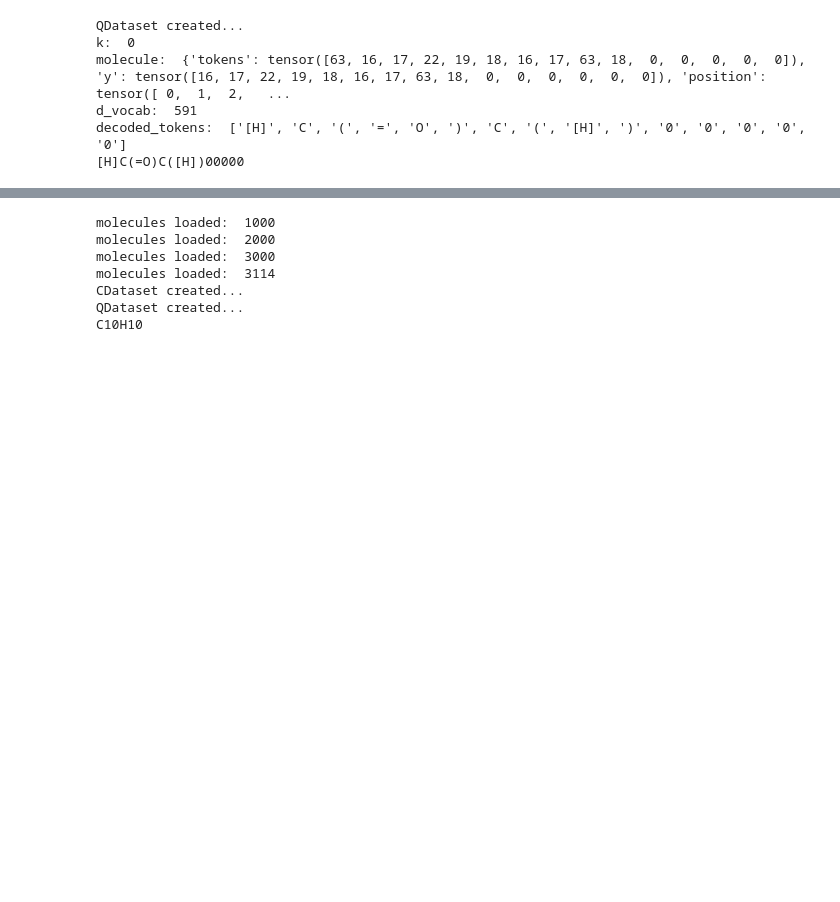
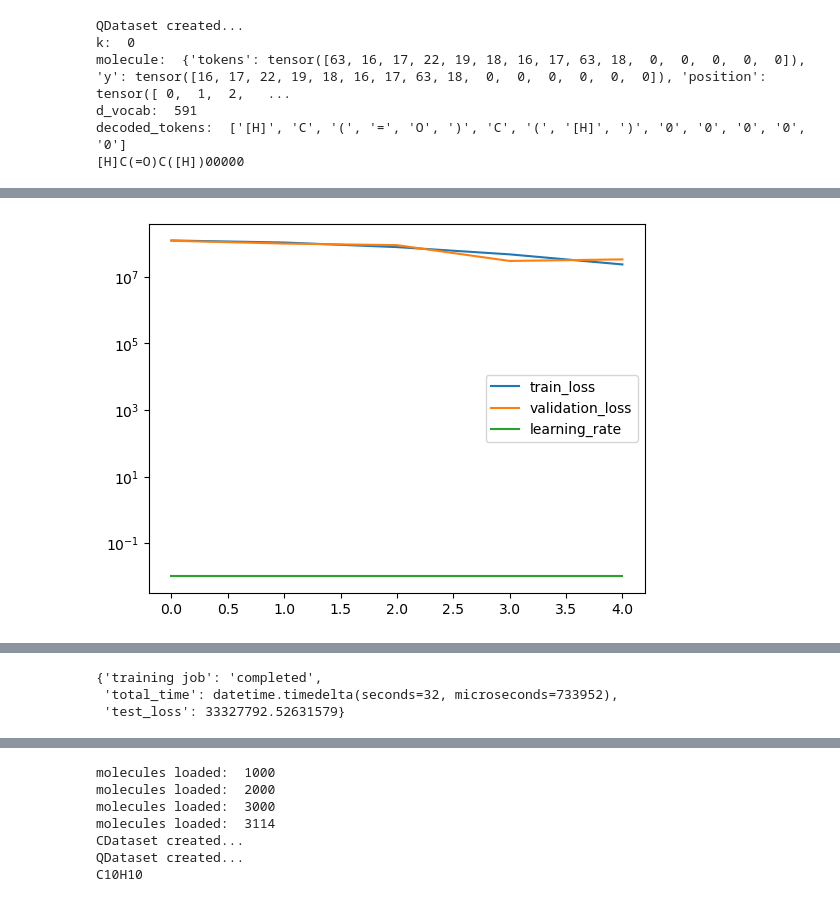
Before and after one commit to icanswim/qchem, a Jupyter notebook: experiment.ipynb, the cells around one changed output, grey strips where cells are left out. Drawn from its saved outputs; the diff is of its cells as text; code cells hidden in the pictures; blank space fills up the shorter version.

```diff
--- a/experiment.ipynb
+++ b/experiment.ipynb
@@ -188,7 +207,7 @@ ds_param = {'train_param': {'input_dict': {'x': [
                                           },
                           #'filter_on': ('n_atoms','>','8'),
                           'n': 1000, # non-random subset for testing,
-                          'use_pickle': 'qm9_10.pkl', # use pickle if exists otherwise create
+                          'use_pickle': 'qm9_10', # use pickle if exists otherwise create
                           'n_conformers': 10,
                           'conformation': None,
                           'criterion': None,
@@ -2028,0 +1171,72 @@ test loss: 27.024999618530273
+# %%
+# PGDS dataset (pyg wrapper) and GraphNet model with SAGEConv
+# SAGEConv convolutions
+# extract, create, transform, load, model, metrics, display
+
+class IndexY(T.BaseTransform):
+    def __init__(self, i):
+        self.i = i
+
+    def __call__(self, data):
+        # shallow-copy the data so that we prevent in-place data modification.
+        return self.forward(copy.copy(data))
+
+    def forward(self, data):
+        y = data.y[:,self.i]
+        data.y = y.unsqueeze(0)
+        return data
+
+model_param = {'in_channels': 11,
+               'hidden': 256,
+               'out_channels': 64,
+               'depth': 2,
+               'convolution': 'SAGEConv',
+               'pooling': 'global_mean_pool',
+               'conv_act': 'ReLU',
+               'dropout': .3,
+               'activation': 'ReLU',
+               'normal': None,
+               'layer_param': {'normalize': True},
+               'ffn_param': {'in_channels': 64,
+                             'hidden': 128,
+                             'out_channels': 1}}
+
+ds_param = {'train_param': {'dataset': 'QM9',
+                            'transforms': {},
+                            'pg_param': {'root': './data/pyg/qm9/',
+                                         'transform': T.Compose([IndexY(7)])}}}
+
+metric_param = {'report_interval': 2,
+                 'log_plot': True,
+                 'min_lr': .0013}
+
+opt_param = {'lr': 0.01}
+
+crit_param = {'reduction': 'sum'}
+
+sample_param = {'set_seed': 88,
+                'subset': .1,
+                'splits': (.7, .15)}
+
+sched_param = {'factor': .6,
+               'patience': 2,
+               'cooldown': 2,
+               'min_lr': .00125}
+
+
+learn = Learn([PGDS],
+              GraphNet,
+              Sampler=Selector,
+              Metric=Metric,
+              Optimizer=Adam,
+              Scheduler=ReduceLROnPlateau,
+              Criterion=MSELoss,
+              DataLoader=DataLoader,
+              model_param=model_param, ds_param=ds_param, sample_param=sample_param,
+              opt_param=opt_param, sched_param=sched_param, crit_param=crit_param,
+              metric_param=metric_param,
+              batch_size=512, epoch=5, gpu=True, num_workers=4,
+              save_model=False, load_model=False, target='y')
+
+learn.run_experiment()
+# %% [output]
@@ -2028,0 +1260 @@ test loss: 27.024999618530273
+[figure, added]
@@ -2028,0 +1263,3 @@ test loss: 27.024999618530273
+{'training job': 'completed',
+ 'total_time': datetime.timedelta(seconds=32, microseconds=733952),
+ 'test_loss': 33327792.52631579}
```
Also changed, not shown: parts of 45 cells of this notebook, 3 other files.
